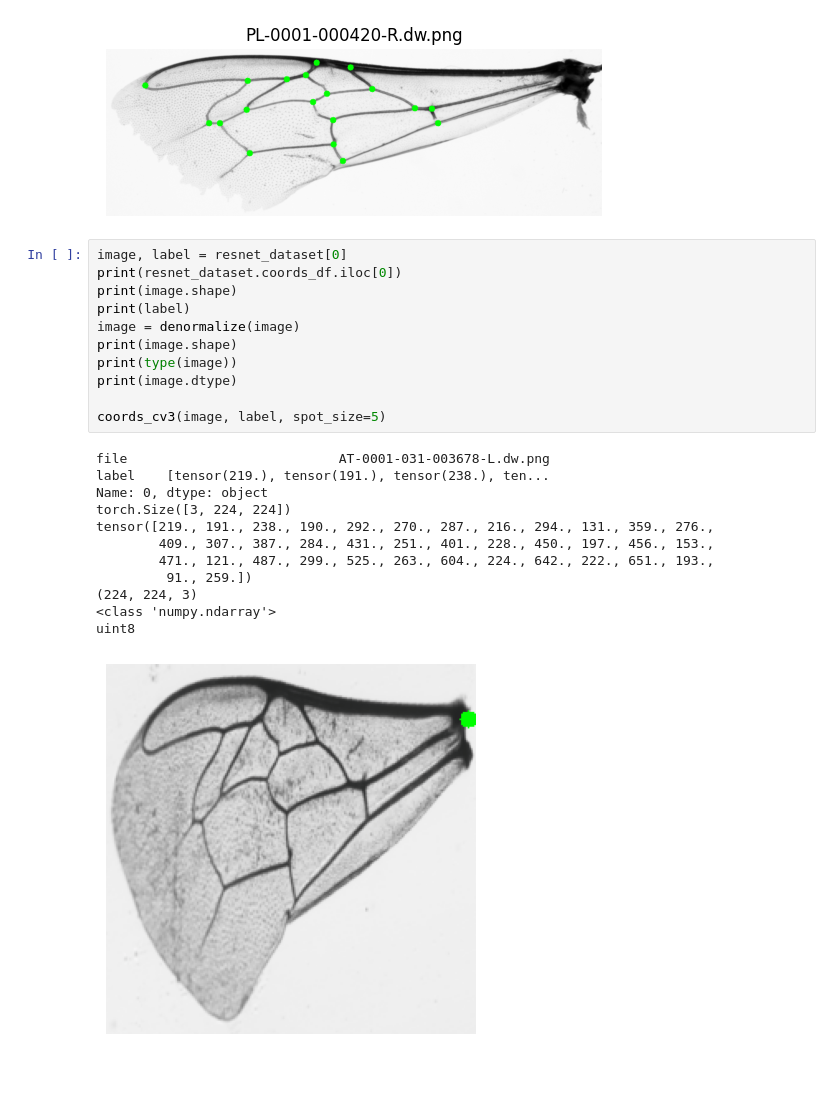
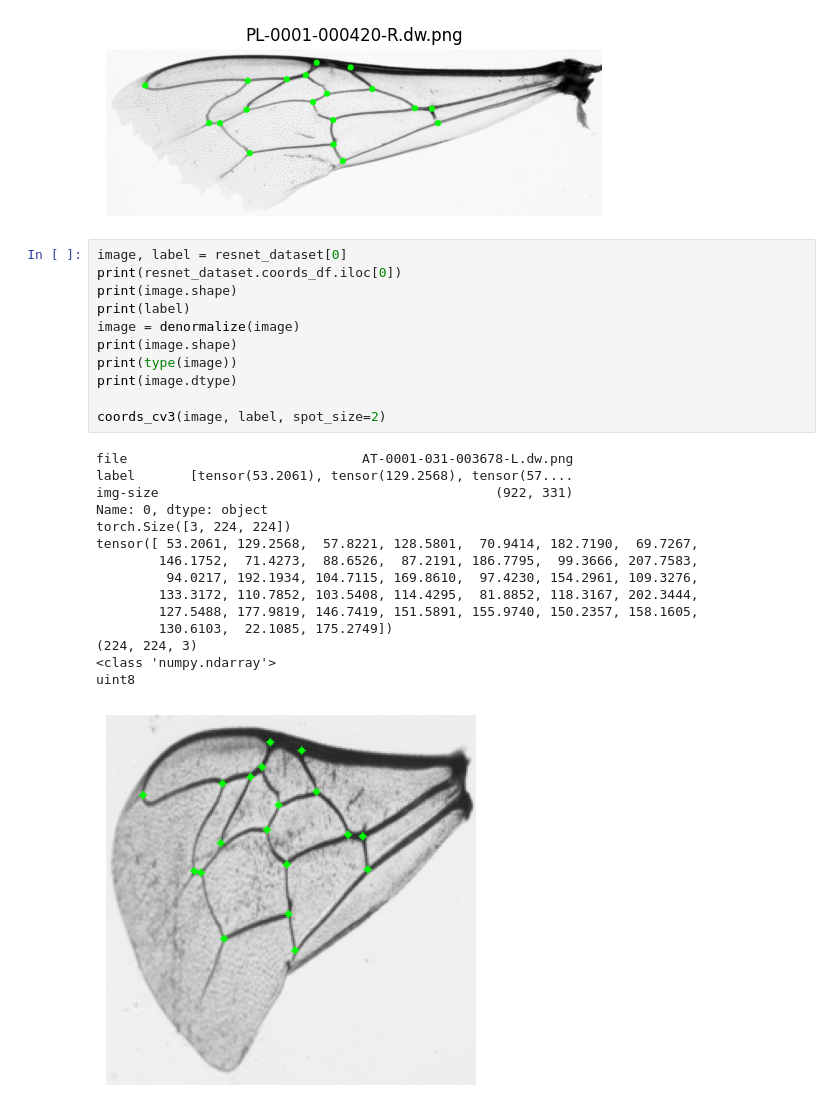
Before and after one commit to mkrajew/bees, a Jupyter notebook: notebooks/visualize.ipynb, the cells around one changed output. Cells and saved outputs as stored; diff of their text form; blank space fills up the shorter version.

Commit message:
change dataset to preprocess sizes while initializing

```diff
--- a/notebooks/visualize.ipynb
+++ b/notebooks/visualize.ipynb
@@ -140,24 +143,27 @@ read_original_cv3(filename="PL-0001-000420-R.dw.png")
 # %%
 image, label = resnet_dataset[0]
 print(resnet_dataset.coords_df.iloc[0])
 print(image.shape)
 print(label)
 image = denormalize(image)
 print(image.shape)
 print(type(image))
 print(image.dtype)
 
-coords_cv3(image, label, spot_size=5)
+coords_cv3(image, label, spot_size=2)
 # %% [output]
-file                           AT-0001-031-003678-L.dw.png
-label    [tensor(219.), tensor(191.), tensor(238.), ten...
+file                              AT-0001-031-003678-L.dw.png
+label       [tensor(53.2061), tensor(129.2568), tensor(57....
+img-size                                           (922, 331)
 Name: 0, dtype: object
 torch.Size([3, 224, 224])
-tensor([219., 191., 238., 190., 292., 270., 287., 216., 294., 131., 359., 276.,
-        409., 307., 387., 284., 431., 251., 401., 228., 450., 197., 456., 153.,
-        471., 121., 487., 299., 525., 263., 604., 224., 642., 222., 651., 193.,
-         91., 259.])
+tensor([ 53.2061, 129.2568,  57.8221, 128.5801,  70.9414, 182.7190,  69.7267,
+        146.1752,  71.4273,  88.6526,  87.2191, 186.7795,  99.3666, 207.7583,
+         94.0217, 192.1934, 104.7115, 169.8610,  97.4230, 154.2961, 109.3276,
+        133.3172, 110.7852, 103.5408, 114.4295,  81.8852, 118.3167, 202.3444,
+        127.5488, 177.9819, 146.7419, 151.5891, 155.9740, 150.2357, 158.1605,
+        130.6103,  22.1085, 175.2749])
 (224, 224, 3)
 <class 'numpy.ndarray'>
 uint8
-[figure, old version]
+[figure, new version]
```
Also changed, not shown: parts of 1 cell of this notebook, 1 other file.
